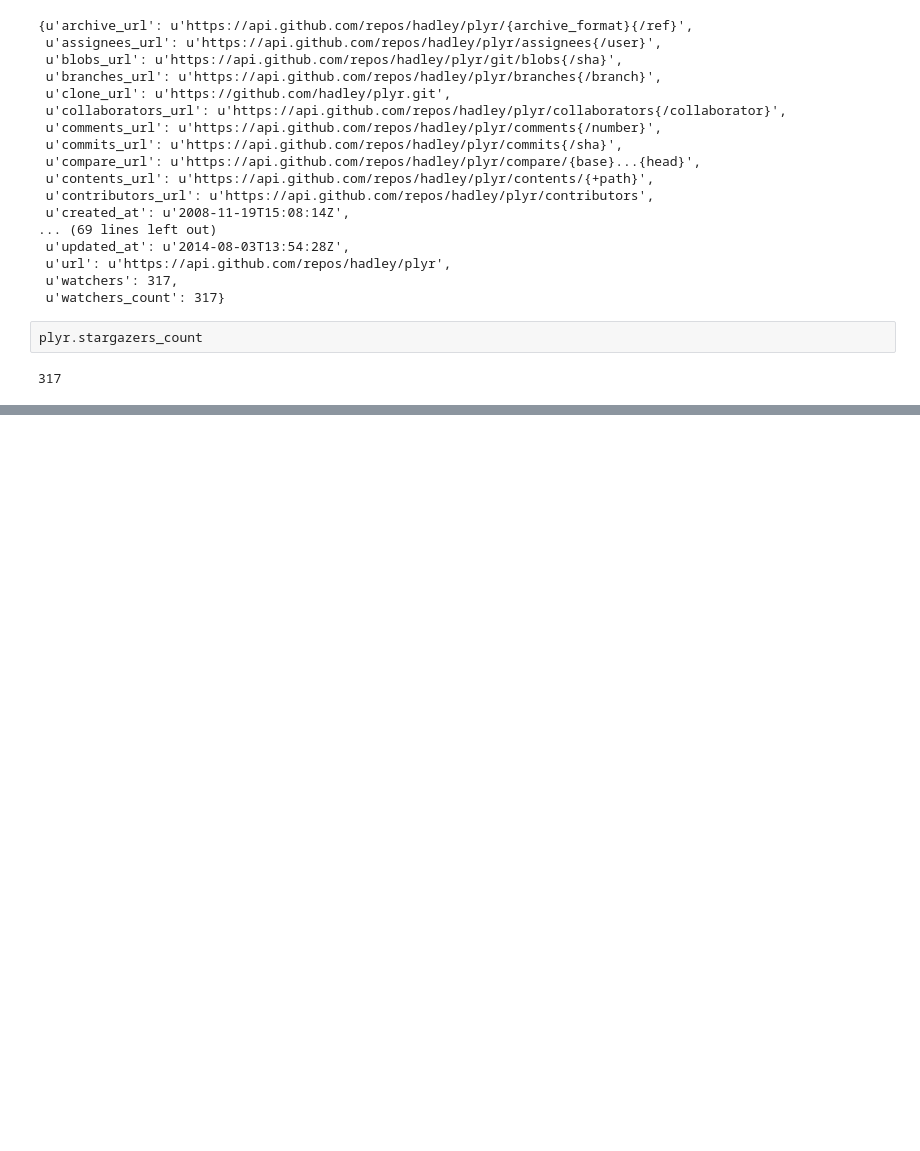
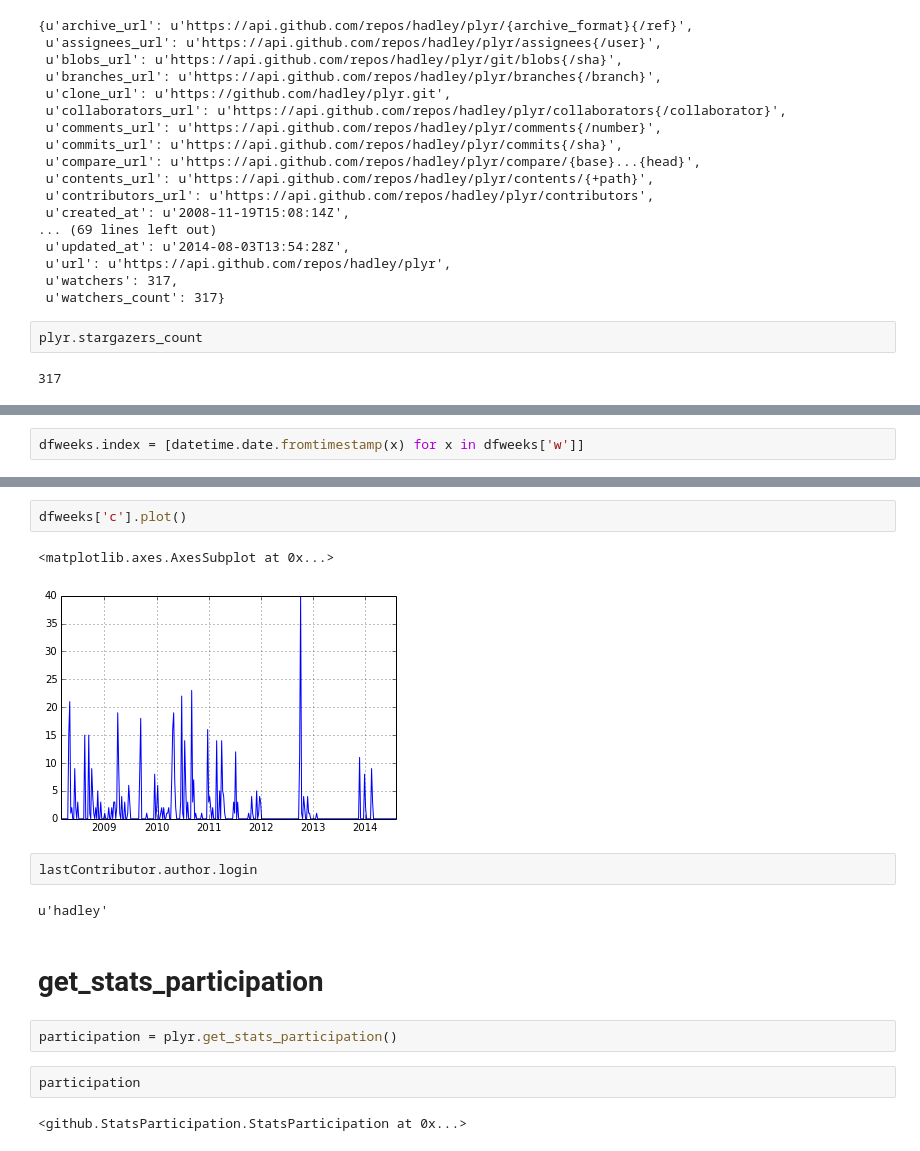
Before and after one commit to gauthamnair/repopulse, a Jupyter notebook: exploringGitRepoStats.ipynb, the cells around one changed output, grey strips where cells are left out. Drawn from its saved outputs; the diff is of its cells as text; blank space fills up the shorter version.

```diff
--- a/exploringGitRepoStats.ipynb
+++ b/exploringGitRepoStats.ipynb
@@ -69,0 +204,2 @@ plyr.stargazers_count
+# %%
+dfweeks.index = [datetime.date.fromtimestamp(x) for x in dfweeks['w']]
@@ -69,0 +227,17 @@ plyr.stargazers_count
+# %%
+dfweeks['c'].plot()
+# %% [output]
+<matplotlib.axes.AxesSubplot at 0x...>
+[figure, added]
+# %%
+lastContributor.author.login
+# %% [output]
+u'hadley'
+# %% [markdown]
+# get_stats_participation
+# %%
+participation = plyr.get_stats_participation()
+# %%
+participation
+# %% [output]
+<github.StatsParticipation.StatsParticipation at 0x...>
```
Also changed, not shown: parts of 36 cells of this notebook, 2 other files.
